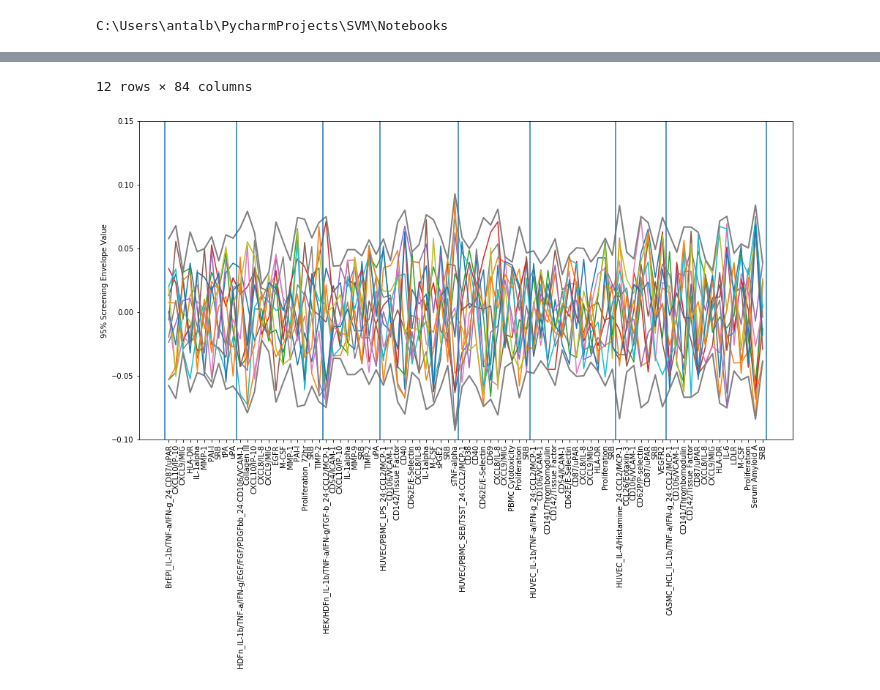
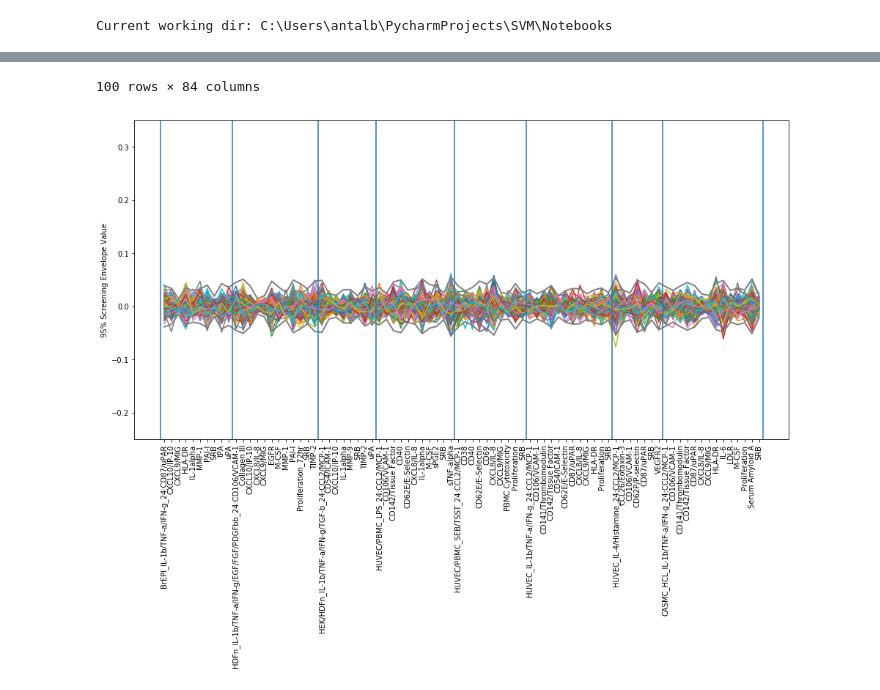
Before and after one commit to AntalBerenyi/SVM, a Jupyter notebook: Notebooks/Print Random Profiles.ipynb, the cells around one changed output, grey strips where cells are left out. Saved outputs shown, nothing was run; the diff lists cells and outputs as text; code cells hidden in the pictures.

Commit message:
Added gaussian random values
Added gaussian random values

```diff
--- a/Notebooks/Print Random Profiles.ipynb
+++ b/Notebooks/Print Random Profiles.ipynb
@@ -7,13 +7,14 @@ import matplotlib.pyplot as plt
 
 
 import os
-print(os.getcwd())
+print("Current working dir: {}".format(os.getcwd()))
 
+# Initialize the random profile genearator with sig env values and profile data file for S:M
 rpg = RandomProfileGenerator(envelope_file='SigEnvelopeFile.xml', data_file='SVMData.xlsx')
 
 envelope=RandomProfileGenerator.TRUSTED
 conf=RandomProfileGenerator._95
-rp_df = rpg.get_random_profiles(prof_num=12, envelope=envelope,conf=conf)
+rp_df = rpg.get_random_profiles(prof_num=100, envelope=envelope,conf=conf, dist='rand')
 screen_envelope = rpg.get_envelope(envelope=envelope,conf=conf)
 
 plt.figure(figsize=(16,8))
@@ -56,11 +57,11 @@ v_line_positions.append(len(system_markers))
 
 plt.xticks(x, x_labels, rotation='vertical');
 plt.ylabel('95% Screening Envelope Value');
-plt.ylim(-0.1,0.15)
+plt.ylim(-0.25,0.35)
 
 # add vertical lines
 for lp in v_line_positions:
     plt.axvline(x=lp-0.5)
 # %% [output]
-C:\Users\antalb\PycharmProjects\SVM\Notebooks
+Current working dir: C:\Users\antalb\PycharmProjects\SVM\Notebooks
 |  | BrEPI_IL-1b/TNF-a/IFN-g_24:CD87/uPAR | BrEPI_IL-1b/TNF-a/IFN-g_24:CXCL10... | BrEPI_IL-1b/TNF-a/IFN-g_24:CXCL9/MIG | BrEPI_IL-1b/TNF-a/IFN-g_24:HLA-DR | ... |
@@ -79,2 +84,2 @@ C:\Users\antalb\PycharmProjects\SVM\Notebooks
-12 rows × 84 columns
+100 rows × 84 columns
-[figure, old version]
+[figure, new version]
```
Also changed, not shown: parts of 1 cell of this notebook, 2 other files.
